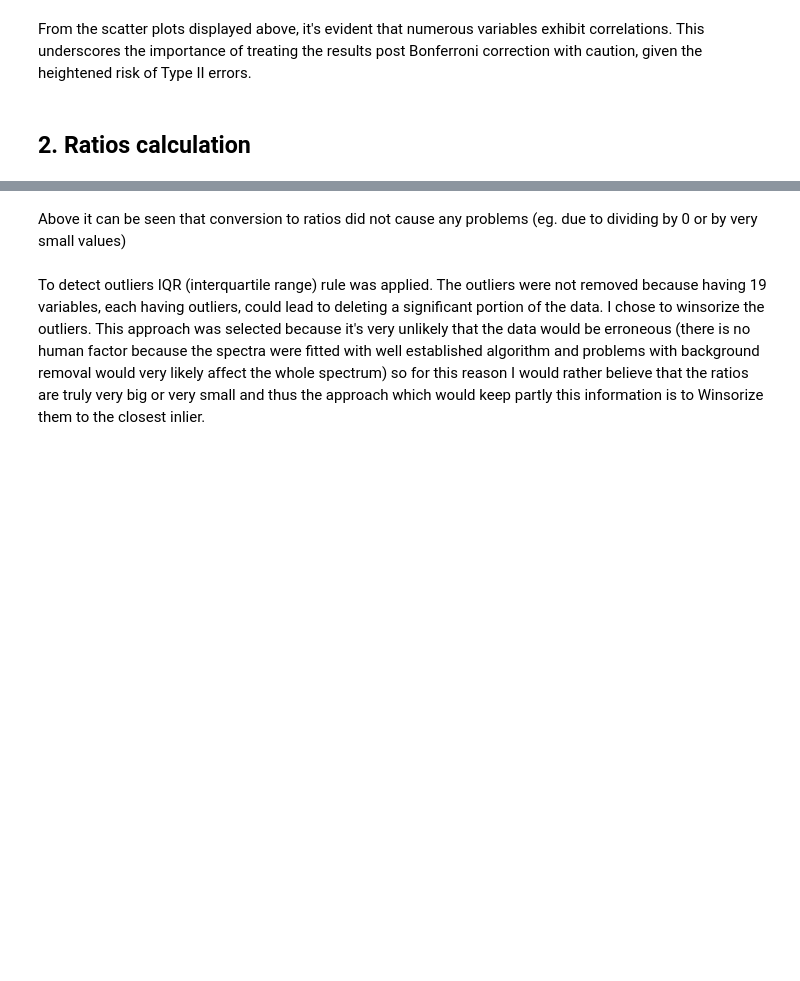
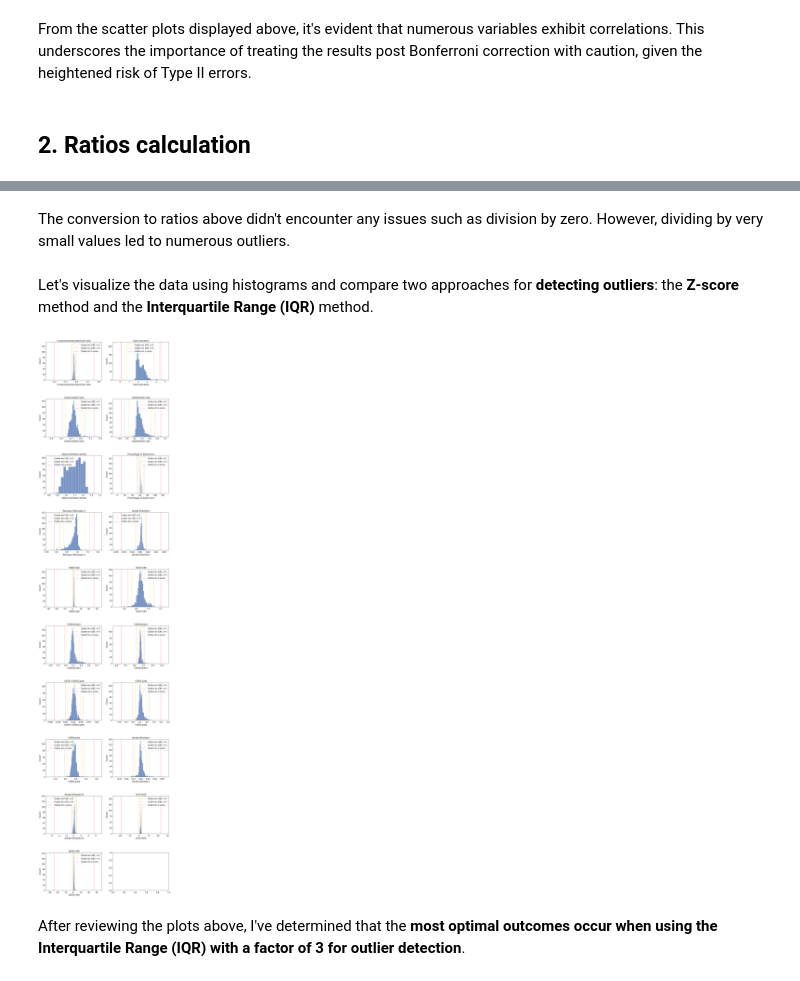
Before and after one commit to awandzilak/OvarianTissues, a Jupyter notebook: scripts/preprocessing_and_EDA.ipynb, the cells around one changed output, grey strips where cells are left out. Drawn from its saved outputs; the diff is of its cells as text; code cells hidden in the pictures; blank space fills up the shorter version.

```diff
--- a/scripts/preprocessing_and_EDA.ipynb
+++ b/scripts/preprocessing_and_EDA.ipynb
@@ -200,0 +240,3 @@ ratios_raw_PAR = ratios_raw[data_raw.Category.str.contains('par')]
+# %%
+train_DEP_patient_ratios = to_ratios(train_DEP_patient.copy())
+train_DEP_patient_ratios.describe()
@@ -201,2 +253,2 @@ ratios_raw_PAR = ratios_raw[data_raw.Category.str.contains('par')]
 # %% [markdown]
-Above it can be seen that conversion to ratios did not cause any problems (eg. due to dividing by 0 or by very small values)
+The conversion to ratios above didn't encounter any issues such as division by zero. However, dividing by very small values led to numerous outliers.
@@ -207,3 +255,3 @@ ratios_raw_DEP.describe()
 # %% [markdown]
-To detect outliers IQR (interquartile range) rule was applied. The outliers were not removed because having 19 variables, each having outliers, could lead to deleting a significant portion of the data. I chose to winsorize the outliers. This approach was selected because it's very unlikely that the data would be erroneous (there is no human factor because the spectra were fitted with well established algorithm and problems with background removal would very likely affect the whole spectrum) so for this reason I would rather believe that the ratios are truly very big or very small and thus the approach which would keep partly this information is to Winsorize them to the closest inlier.
+Let's visualize the data using histograms and compare two approaches for **detecting outliers**: the **Z-score** method and the **Interquartile Range (IQR)** method.
 # %%
@@ -218,3 +272,72 @@ def outliers_lim(df, n=1.5):
     lower_lim = Q1 - n * IQR
     upper_lim = Q3 + n * IQR
     return lower_lim, upper_lim
+# %%
+def outliers_lim_zscore(df, n=2):
+    """
+    Finds limits of inliers with the z-score method.
+
+    Parameters:
+    v (array-like): Input array of numerical values.
+    n (float): Scaling factor to adjust the range of acceptable values (default is 2).
+
+    Returns:
+    tuple: Lower and upper limit values for outliers.
+    """
+    mean = np.mean(df)
+    std = np.std(df)
+    lower_lim = mean - n * std
+    upper_lim = mean + n * std
+    return lower_lim, upper_lim
+# %%
+# Selecting numeric columns
+num_cols = train_DEP_patient_ratios.select_dtypes(include=[np.number]).columns
+
+# Calculating the number of plots and rows required for the subplot grid
+num_plots = len(num_cols)
+num_rows = (num_plots + 1) // 2
+
+# Creating a figure and subplot grid
+fig, axes = plt.subplots(nrows=num_rows, ncols=2, figsize=(20, 9*num_rows))
+fig.subplots_adjust(hspace=0.5)
+
+# Iterating over each numeric column
+for idx, col in enumerate(num_cols):
+    # Calculating the row and column number for the current subplot
+    row = idx // 2
+    col_num = idx % 2
+    ax = axes[row, col_num]
+
+    # Setting the title of the subplot as the column name
+    ax.set_title(col)
+
+    # Plotting the histogram of the current column
+    sns.histplot(train_DEP_patient_ratios.sample(1000), x=col, ax=ax)
+
+    # Calculating outlier limits using the Interquartile Range (IQR) method with different scaling factors
+    out0 = outliers_lim_IQR(train_DEP_patient_ratios[col], n=2)
+    outl = outliers_lim_IQR(train_DEP_patient_ratios[col], n=3)
+
+    # Calculating outlier limits using the Z-score method
+    out2 = outliers_lim_zscore(train_DEP_patient_ratios[col])
+
+    # Adding vertical lines to indicate outlier limits and providing labels for different methods
+    ax.axvline(x=out0[0], color='gold', linestyle='--', label='Outlier lim IQR, n=2')
+    ax.axvline(x=out0[1], color='gold', linestyle='--')
+    ax.axvline(x=outl[0], color='lightcoral', linestyle='--', label='Outlier lim IQR, n=3')
+    ax.axvline(x=outl[1], color='lightcoral', linestyle='--')
+    ax.axvline(x=out2[0], color='deeppink', linestyle='--', label='Outlier lim z-score')
+    ax.axvline(x=out2[1], color='deeppink', linestyle='--')
+
+    # Adding a legend to the subplot
+    ax.legend()
+
+    # Adjusting the x-axis limits for better visualization
+    ax.set_xlim([1.2 * out2[0] - 0.2 * out2[1], 1.2 * out2[1] - 0.2 * out2[0]])
+
+# Displaying the subplots
+plt.show()
+# %% [output]
+[figure, added]
+# %% [markdown]
+After reviewing the plots above, I've determined that the **most optimal outcomes occur when using the Interquartile Range (IQR) with a factor of 3 for outlier detection**.
```
Also changed, not shown: parts of 52 cells of this notebook, 21 other files.
